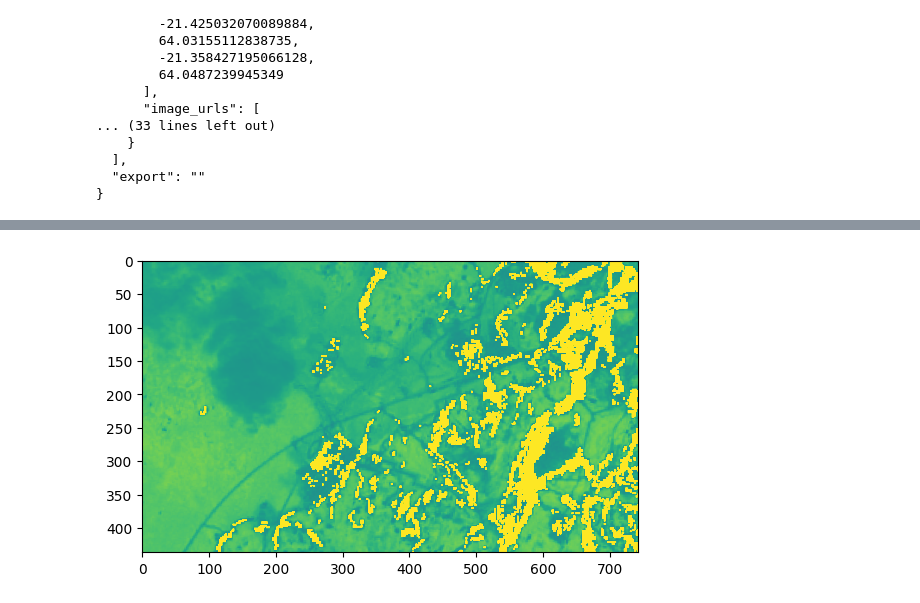
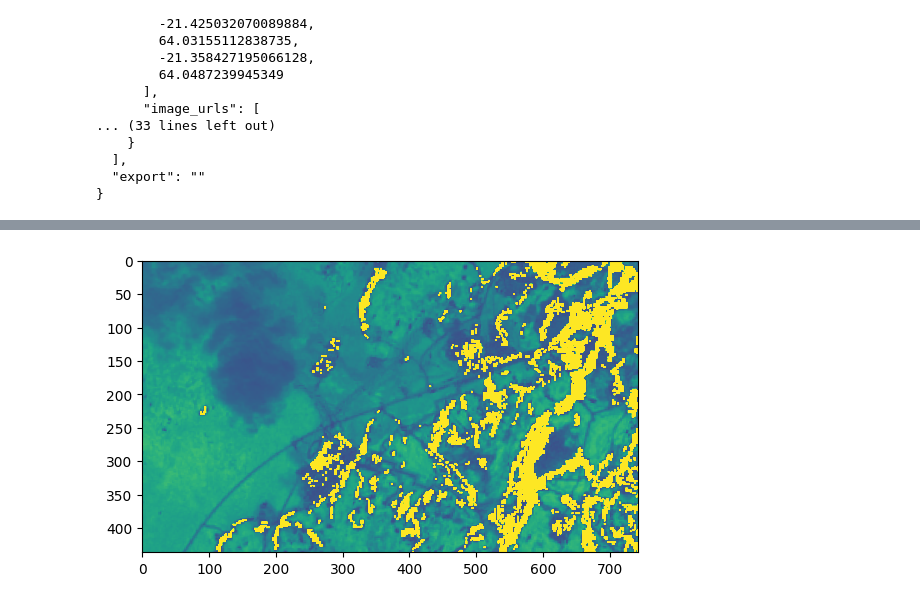
Before and after one commit to HackEOn-group-42/server, a Jupyter notebook: notebooks/askEartth-api.ipynb, the cells around one changed output, grey strips where cells are left out. Drawn from its saved outputs; the diff is of its cells as text; code cells hidden in the pictures.

```diff
--- a/notebooks/askEartth-api.ipynb
+++ b/notebooks/askEartth-api.ipynb
@@ -174,7 +158,7 @@ pyplot.show()
 # %%
 ndvi = (data_b08 - data_b04) / (data_b04 + data_b08)
 
-pyplot.imshow(ndvi, cmap='viridis', vmin=-1, vmax=1)
+pyplot.imshow(ndvi, cmap='viridis', vmin=-0.3, vmax=1)
 pyplot.show()
 # %% [output]
-[figure, old version]
+[figure, new version]
```
Also changed, not shown: parts of 2 cells of this notebook.
